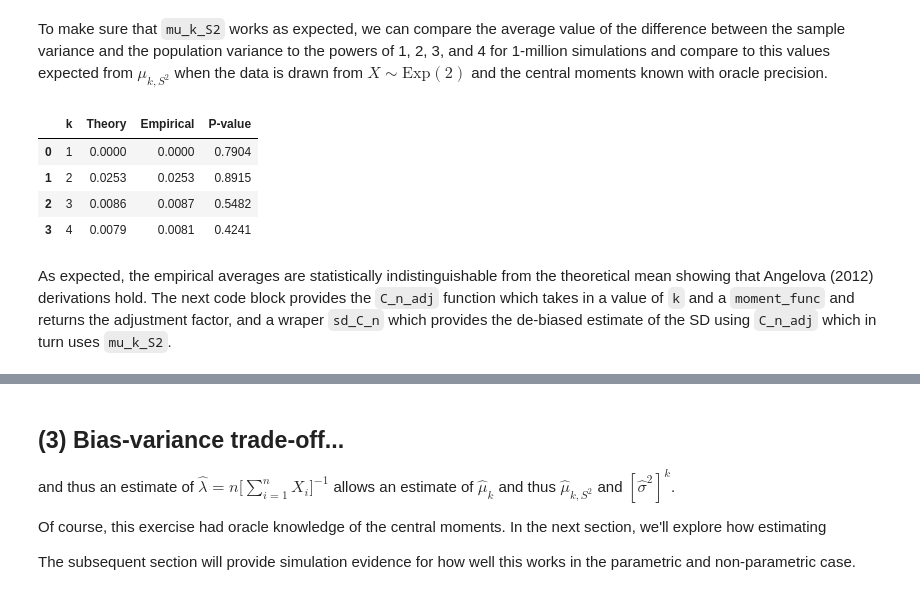
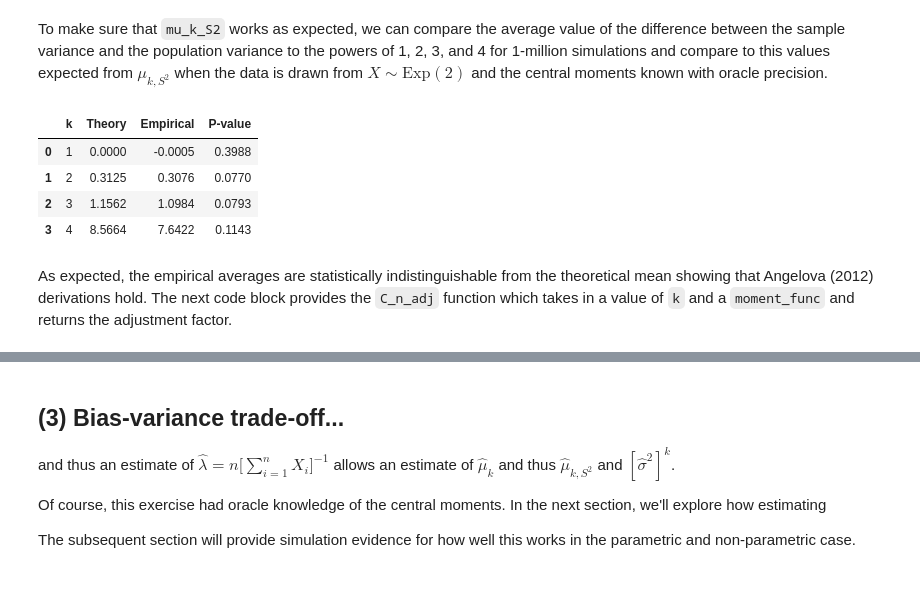
Before and after one commit to erikdrysdale/erikdrysdale.github.io, a Jupyter notebook: _rmd/extra_debias_sd/post.ipynb, the cells around one changed output, grey strips where cells are left out. Drawn from its saved outputs; the diff is of its cells as text; code cells hidden in the pictures.

Commit message:
showing absolute bias

```diff
--- a/_rmd/extra_debias_sd/post.ipynb
+++ b/_rmd/extra_debias_sd/post.ipynb
@@ -384,31 +384,31 @@ To make sure that `mu_k_S2` works as expected, we can compare the average value
 # %%
 from scipy.stats import ttest_1samp
 # Set up parameters
 seed = 1234
 lambd = 2
-sample_size = 20
+sample_size = 2
 nsim = 1000000
 Xdist = expon(scale = 1 / lambd)
 k_orders = [1, 2, 3, 4]
 # Calculate population/oracle values
 sigma2 = Xdist.var()
 central_Exp_moments = CentralExpMoments(lambd = lambd)
 theory_mu_S2 = mu_k_S2(k = k_orders, n = sample_size, moment_func=central_Exp_moments)
 
 # Draw data and calculate sample variance
 S2 = Xdist.rvs(size = (nsim, sample_size), random_state=seed).var(axis=1, ddof=1)
 hat_mu_S2 = np.array([np.mean((S2 - sigma2)**k) for k in k_orders])
 pval_mu_1_S2 = np.array([ttest_1samp(a = (S2 - sigma2)**k, popmean=theory_mu_S2[i]).pvalue for i,k in enumerate(k_orders)])
 # Show that results are within theory
 pd.DataFrame({'k':k_orders,
               'Theory':theory_mu_S2,
               'Empirical':hat_mu_S2,
               'P-value':pval_mu_1_S2}).round(4)
 # %% [output]
 |  | k | Theory | Empirical | P-value |
-| 0 | 1 | 0.0000 | 0.0000 | 0.7904 |
-| 1 | 2 | 0.0253 | 0.0253 | 0.8915 |
-| 2 | 3 | 0.0086 | 0.0087 | 0.5482 |
-| 3 | 4 | 0.0079 | 0.0081 | 0.4241 |
+| 0 | 1 | 0.0000 | -0.0005 | 0.3988 |
+| 1 | 2 | 0.3125 | 0.3076 | 0.0770 |
+| 2 | 3 | 1.1562 | 1.0984 | 0.0793 |
+| 3 | 4 | 8.5664 | 7.6422 | 0.1143 |
 # %% [markdown]
-As expected, the empirical averages are statistically indistinguishable from the theoretical mean showing that Angelova (2012) derivations hold. The next code block provides the `C_n_adj` function which takes in a value of `k` and a `moment_func` and returns the adjustment factor, and a wraper `sd_C_n` which provides the de-biased estimate of the SD using `C_n_adj` which in turn uses `mu_k_S2`.
+As expected, the empirical averages are statistically indistinguishable from the theoretical mean showing that Angelova (2012) derivations hold. The next code block provides the `C_n_adj` function which takes in a value of `k` and a `moment_func` and returns the adjustment factor.
```
Also changed, not shown: parts of 4 cells of this notebook.
